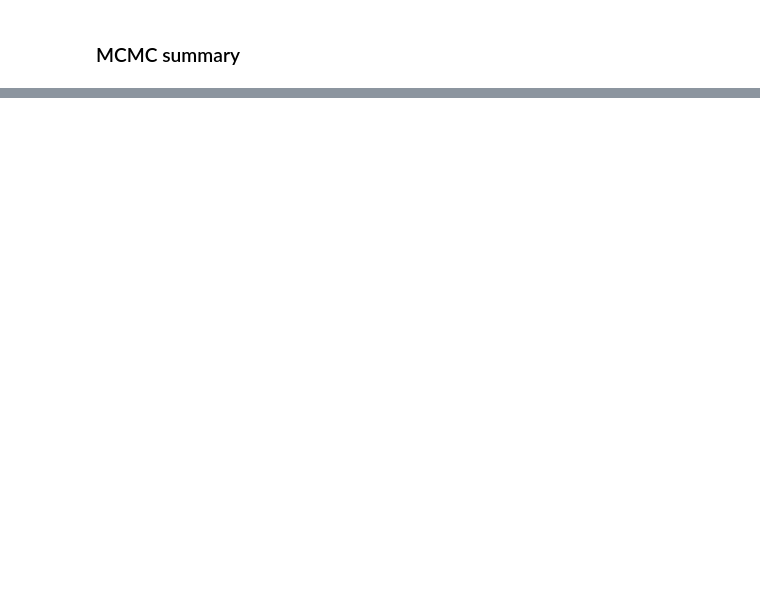
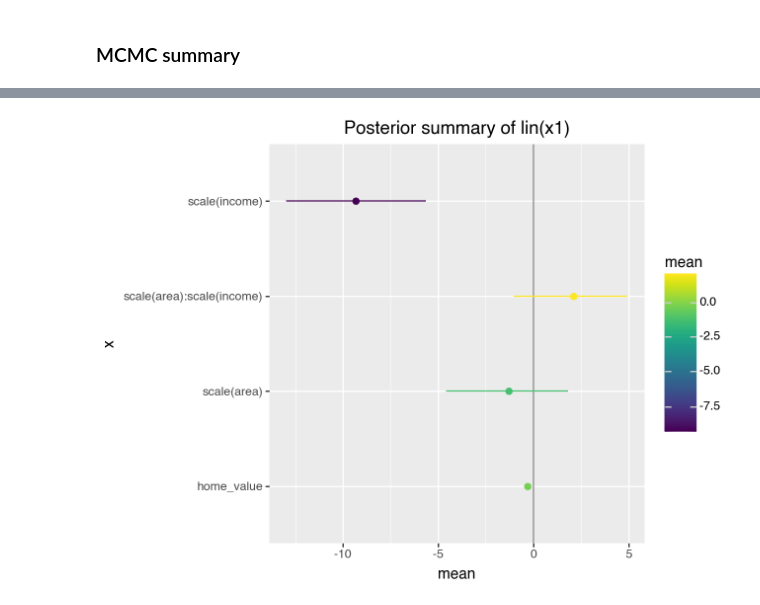
Before and after one commit to liesel-devs/liesel_gam, a Jupyter notebook: notebooks/test_lin2.ipynb, the cells around one changed output, grey strips where cells are left out. Cells and saved outputs as stored; diff of their text form; code cells hidden in the pictures; blank space fills up the shorter version.

```diff
--- a/notebooks/test_lin2.ipynb
+++ b/notebooks/test_lin2.ipynb
@@ -122 +122,7 @@ gs.plot_trace(results)
 <seaborn.axisgrid.FacetGrid at 0x...>
+# %%
+samples = results.get_posterior_samples()
+term = model.vars["lin(x1)"]
+gam.plot_forest(term, samples)
+# %% [output]
+[figure, added]
```
Also changed, not shown: parts of 4 cells of this notebook, 11 other files.
